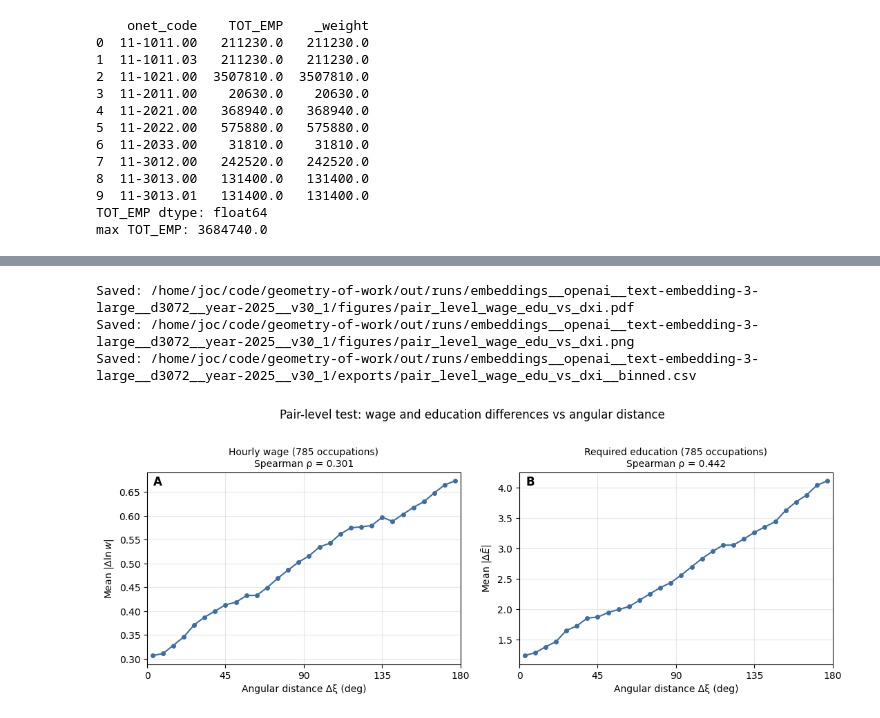
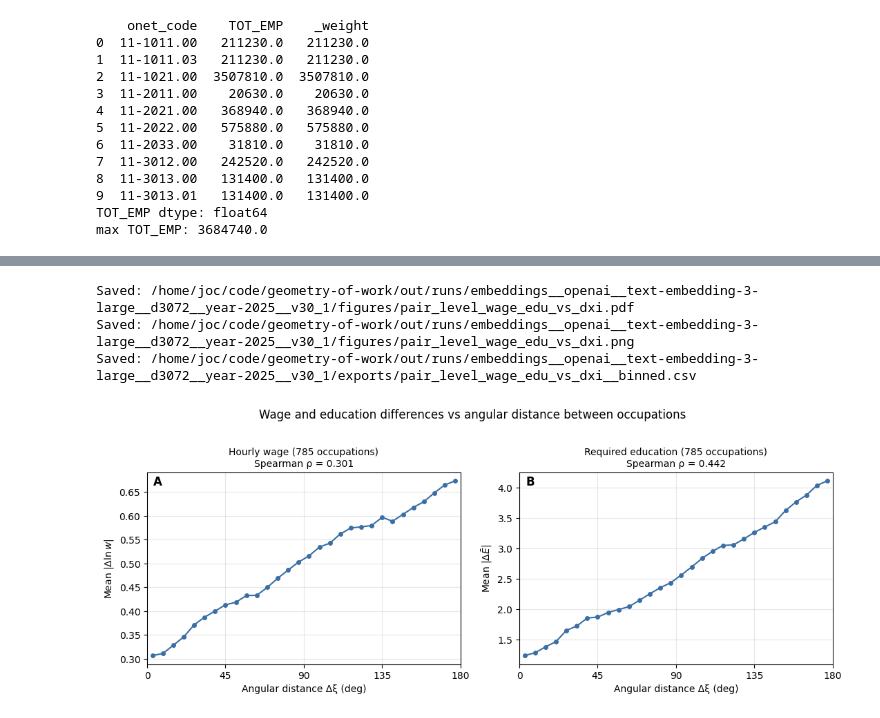
Before and after one commit to JoakimStorck/geometry-of-work, a Jupyter notebook: 5_wage_education.ipynb, the cells around one changed output, grey strips where cells are left out. Cells and saved outputs as stored; diff of their text form; code cells hidden in the pictures.

```diff
--- a/5_wage_education.ipynb
+++ b/5_wage_education.ipynb
@@ -1058,32 +1058,32 @@ axB.set_xlim(0, 180)
 axB.set_xticks([0, 45, 90, 135, 180])
 axB.grid(alpha=0.3)
 axB.set_title(f"Required education ({n_occ} occupations)\nSpearman ρ = {rho_E:.3f}",
               fontsize=10)
 axB.text(0.02, 0.98, "B", transform=axB.transAxes,
          va="top", ha="left", fontsize=12, fontweight="bold")
 
 fig.suptitle(
-    "Pair-level test: wage and education differences vs angular distance",
+    "Wage and education differences vs angular distance between occupations",
     fontsize=12, y=1.02,
 )
 fig.tight_layout()
 
 # Save
 out_pdf = RP.figures / "pair_level_wage_edu_vs_dxi.pdf"
 out_png = RP.figures / "pair_level_wage_edu_vs_dxi.png"
 fig.savefig(out_pdf, dpi=300, bbox_inches="tight")
 fig.savefig(out_png, dpi=300, bbox_inches="tight")
 print(f"Saved: {out_pdf}")
 print(f"Saved: {out_png}")
 
 # Export binned data
 out_csv = RP.exports / "pair_level_wage_edu_vs_dxi__binned.csv"
 binned.to_csv(out_csv, index=False, float_format="%.6f")
 print(f"Saved: {out_csv}")
 
 plt.show()
 # %% [output]
 Saved: /home/joc/code/geometry-of-work/out/runs/embeddings__openai__text-embedding-3-large__d3072__year-2025__v30_1/figures/pair_level_wage_edu_vs_dxi.pdf
 Saved: /home/joc/code/geometry-of-work/out/runs/embeddings__openai__text-embedding-3-large__d3072__year-2025__v30_1/figures/pair_level_wage_edu_vs_dxi.png
 Saved: /home/joc/code/geometry-of-work/out/runs/embeddings__openai__text-embedding-3-large__d3072__year-2025__v30_1/exports/pair_level_wage_edu_vs_dxi__binned.csv
-[figure, old version]
+[figure, new version]
```
Also changed, not shown: parts of 8 cells of this notebook, 10 other files.
